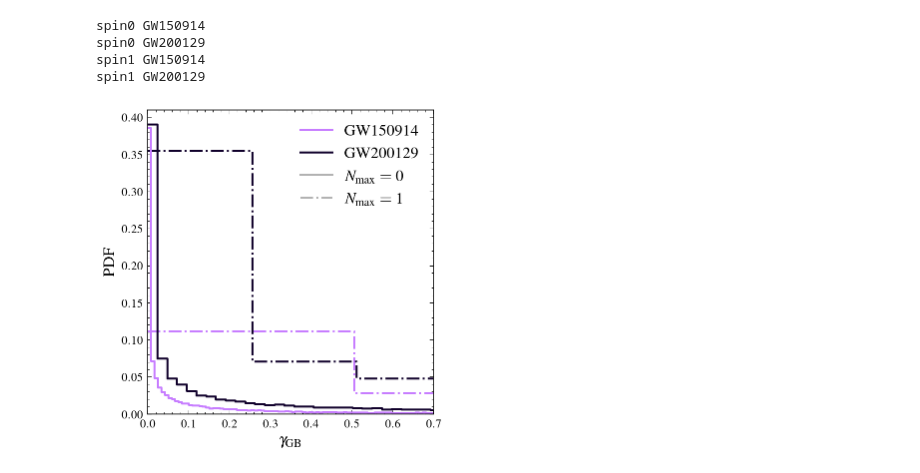
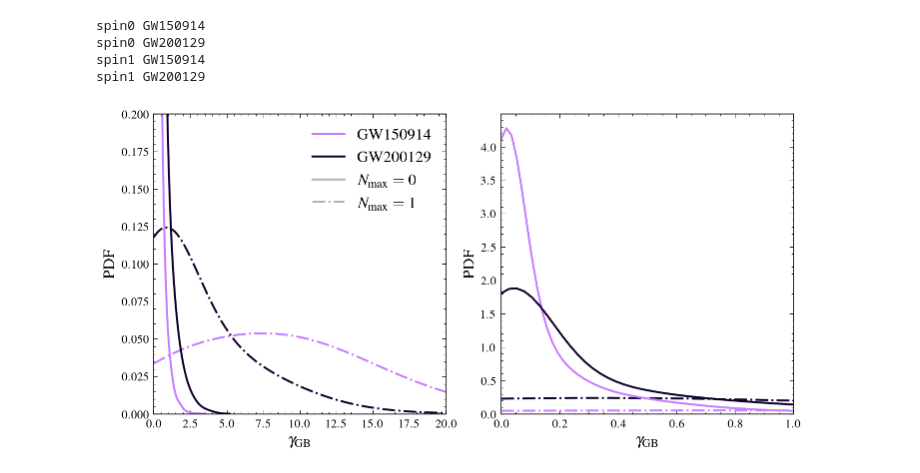
Before and after one commit to abhirup-ghosh/spinqnm, a Jupyter notebook: papers/paper_alt_theor_bounds/jnb/plotting_gamma.ipynb, the cells around one changed output. Saved outputs shown, nothing was run; the diff lists cells and outputs as text; code cells hidden in the pictures.

Commit message:
plot for gama

```diff
--- a/papers/paper_alt_theor_bounds/jnb/plotting_gamma.ipynb
+++ b/papers/paper_alt_theor_bounds/jnb/plotting_gamma.ipynb
@@ -26,41 +26,44 @@ dataloc = json.load(posterior_file)
 # %%
 def gamma(l, mfs, pNGR):
     return (l * 1.0e3 * lal.C_SI * lal.C_SI / lal.G_SI / mfs / lal.MSUN_SI)**pNGR
 
 colorlist = ["#c77dff","#10002b"]
 lslist = ["dashdot", "solid"]
 
-fig, ax = plt.subplots(figsize=(5,5))
+fig, ax = plt.subplots(ncols=2,figsize=(10,5))
 
-for ls, spinkey in zip(lslist, dataloc['EdGB'].keys()):
+for idx, (ls, spinkey) in enumerate(zip(lslist, dataloc['EdGB'].keys())):
     for c, eventkey in zip(colorlist, dataloc['EdGB'][spinkey].keys()):
         print(spinkey, eventkey)
         data = np.genfromtxt(dataloc['EdGB'][spinkey][eventkey], names=True, dtype=None)
         mfs, l = data['mf_source_evol'], data['alphangr']
 
-        sns.histplot(gamma(l, mfs, pNGR=4), stat='probability',
-                     ax=ax, element="step", fill=False, color=c,
-                     ls=ls, lw=2)
-                     #label=r"$N_{\rm max}=$"+f"{spinkey[-1]}, {eventkey}")
+        sns.kdeplot(gamma(l, mfs, pNGR=4), ax=ax[0], color=c, ls=ls, lw=2,
+                    clip=[0, max(gamma(l, mfs, pNGR=4))], cut=0, bw_adjust=5)
+        sns.kdeplot(gamma(l, mfs, pNGR=4), ax=ax[1], color=c, ls=ls, lw=2,
+                    clip=[0, max(gamma(l, mfs, pNGR=4))], cut=0, bw_adjust=2)
+
+    ax[idx].set_xlabel("$\gamma_{\\rm GB}$", fontsize=16)
+    ax[idx].set_ylabel("PDF", fontsize=16)
 
 
-ax.plot(0, 0, color="#c77dff", lw=2, label="GW150914")
-ax.plot(0, 0, color="#10002b", lw=2, label="GW200129")
+ax[0].plot(0, 0, color="#c77dff", lw=2, label="GW150914")
+ax[0].plot(0, 0, color="#10002b", lw=2, label="GW200129")
 
-ax.plot(0, 0, color='k', ls="solid", lw=2, alpha=0.3, label="$N_{\\rm max}=0$")
-ax.plot(0, 0, color="k", ls="dashdot", lw=2, alpha=0.3, label="$N_{\\rm max}=1$")
+ax[0].plot(0, 0, color='k', ls="solid", lw=2, alpha=0.3, label="$N_{\\rm max}=0$")
+ax[0].plot(0, 0, color="k", ls="dashdot", lw=2, alpha=0.3, label="$N_{\\rm max}=1$")
 
-ax.set_xlim([0, 0.7])
-ax.legend(loc="best", fontsize=16)
+ax[0].set_xlim([0, 20])
+ax[0].set_ylim([0, 0.2])
+ax[1].set_xlim([0, 1.0])
+ax[0].legend(loc="best", fontsize=16)
 
-ax.set_xlabel("$\gamma_{\\rm GB}$", fontsize=16)
-ax.set_ylabel("PDF", fontsize=16)
 
 plt.tight_layout()
 plt.savefig("../figs/edgb_gamma.pdf")
 # %% [output]
 spin0 GW150914
 spin0 GW200129
 spin1 GW150914
 spin1 GW200129
-[figure, old version]
+[figure, new version]
```
Also changed, not shown: 1 other file.
